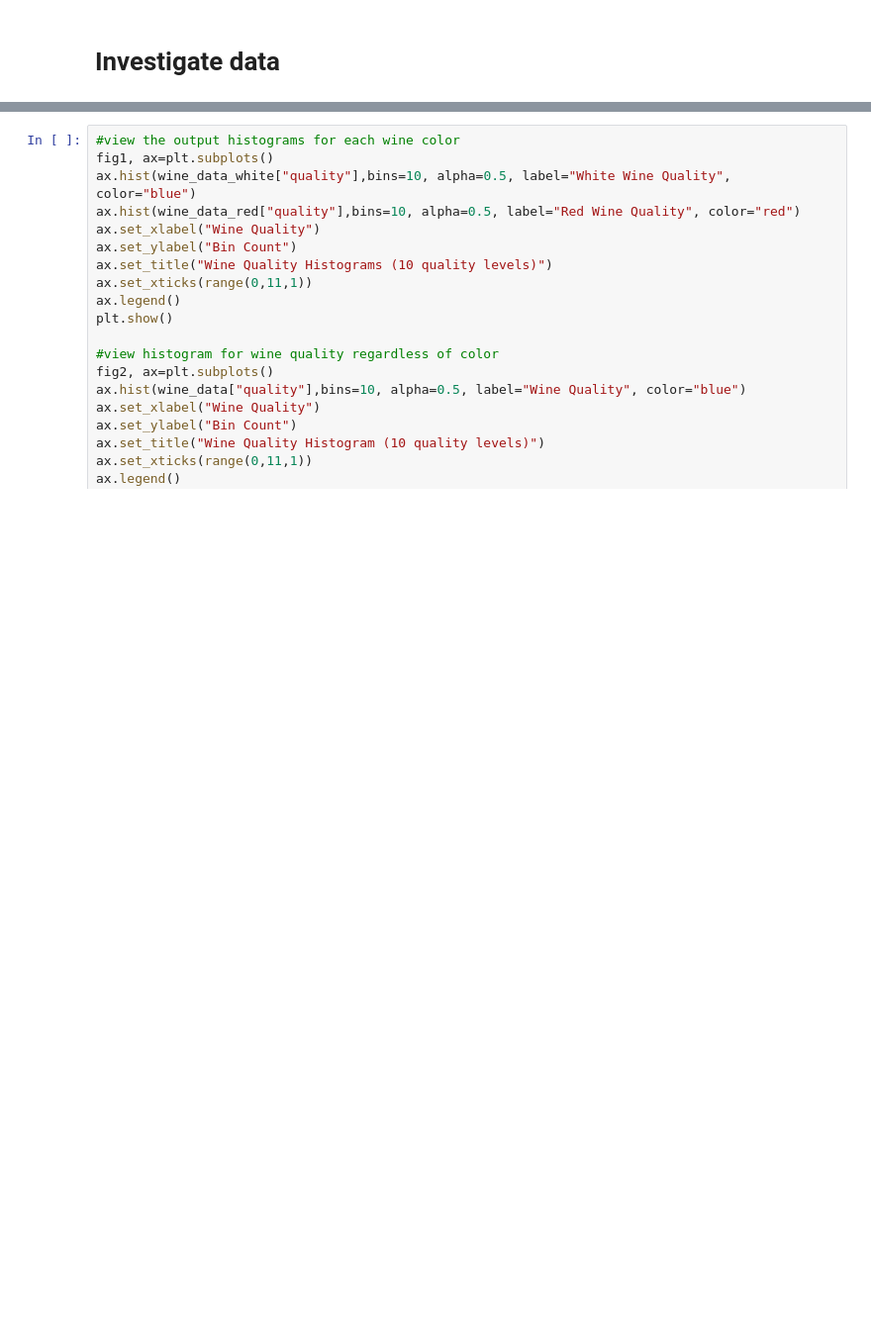
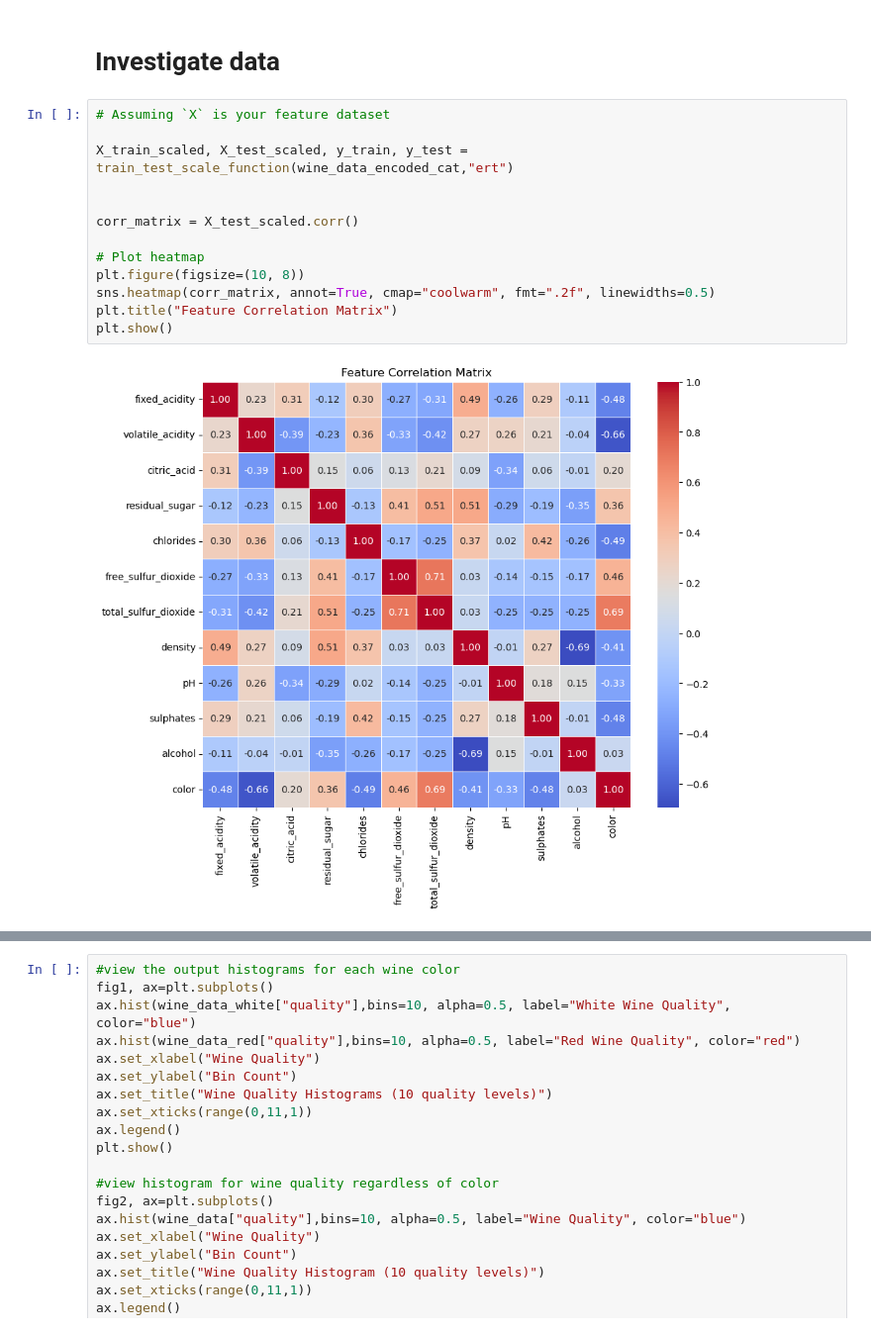
Before and after one commit to Dave232232/wine-quality, a Jupyter notebook: wine_quallity_dave_v3.ipynb, the cells around one changed output, grey strips where cells are left out. Shown at 99% size. Drawn from its saved outputs; the diff is of its cells as text; blank space fills up the shorter version.

```diff
--- a/wine_quallity_dave_v3.ipynb
+++ b/wine_quallity_dave_v3.ipynb
@@ -284,2 +241,17 @@ All Wine Shape: (6299, 13)
 # %% [markdown]
 # Investigate data
+# %%
+# Assuming `X` is your feature dataset
+
+X_train_scaled, X_test_scaled, y_train, y_test = train_test_scale_function(wine_data_encoded_cat,"ert")
+
+
+corr_matrix = X_test_scaled.corr()
+
+# Plot heatmap
+plt.figure(figsize=(10, 8))
+sns.heatmap(corr_matrix, annot=True, cmap="coolwarm", fmt=".2f", linewidths=0.5)
+plt.title("Feature Correlation Matrix")
+plt.show()
+# %% [output]
+[figure, added]
```
Also changed, not shown: parts of 36 cells of this notebook.
